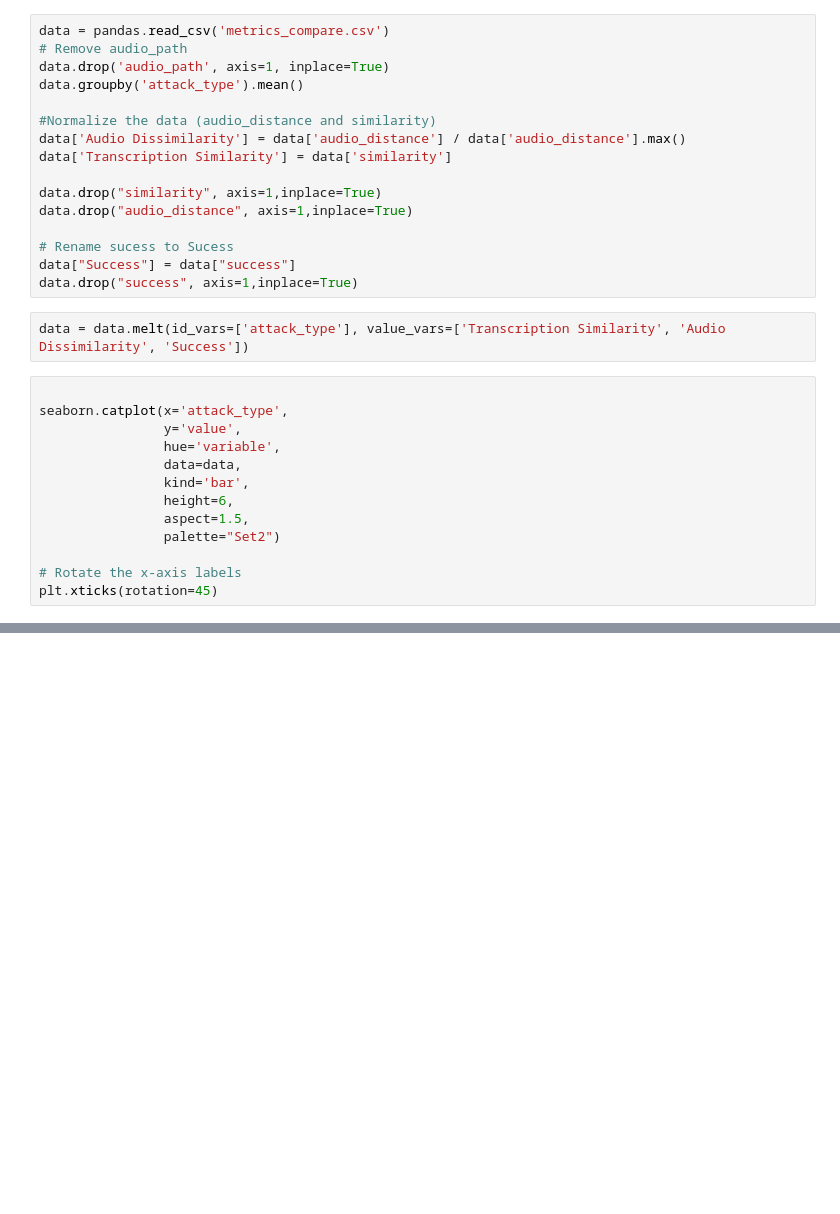
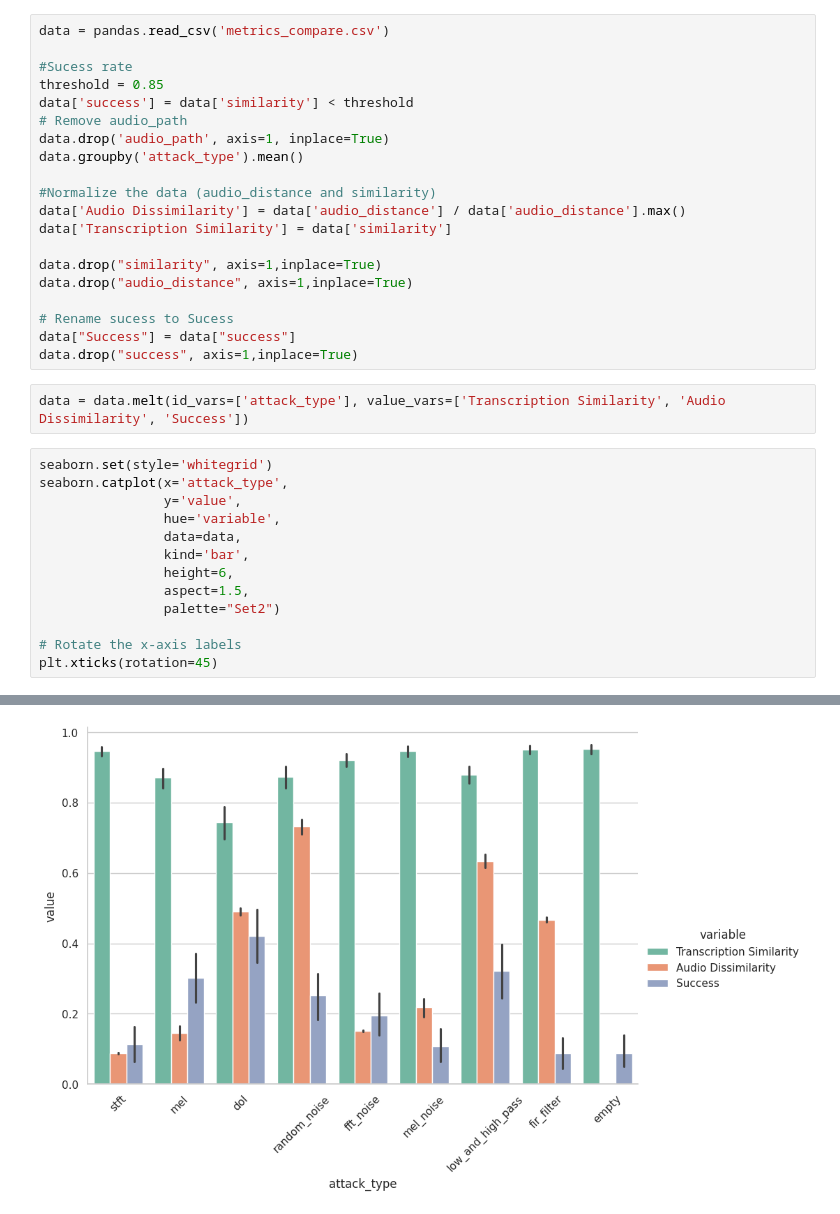
Before and after one commit to Uplink036/EchoShield, a Jupyter notebook: compare_attacks.ipynb, the cells around one changed output, grey strips where cells are left out. Saved outputs shown, nothing was run; the diff lists cells and outputs as text; blank space fills up the shorter version.

Commit message:
Dynamic success threshold

```diff
--- a/compare_attacks.ipynb
+++ b/compare_attacks.ipynb
@@ -5,6 +5,10 @@ import seaborn
 import matplotlib.pyplot as plt
 # %%
 data = pandas.read_csv('metrics_compare.csv')
+
+#Sucess rate
+threshold = 0.85
+data['success'] = data['similarity'] < threshold
 # Remove audio_path
 data.drop('audio_path', axis=1, inplace=True)
 data.groupby('attack_type').mean()
@@ -22,7 +26,7 @@ data.drop("success", axis=1,inplace=True)
 # %%
 data = data.melt(id_vars=['attack_type'], value_vars=['Transcription Similarity', 'Audio Dissimilarity', 'Success'])
 # %%
-
+seaborn.set(style='whitegrid')
 seaborn.catplot(x='attack_type',
                 y='value',
                 hue='variable',
@@ -34,3 +38,4 @@ seaborn.catplot(x='attack_type',
 
 # Rotate the x-axis labels
 plt.xticks(rotation=45)
+# %% [output]
@@ -36,0 +52 @@ plt.xticks(rotation=45)
+[figure, added]
```
Also changed, not shown: parts of 1 cell of this notebook.
